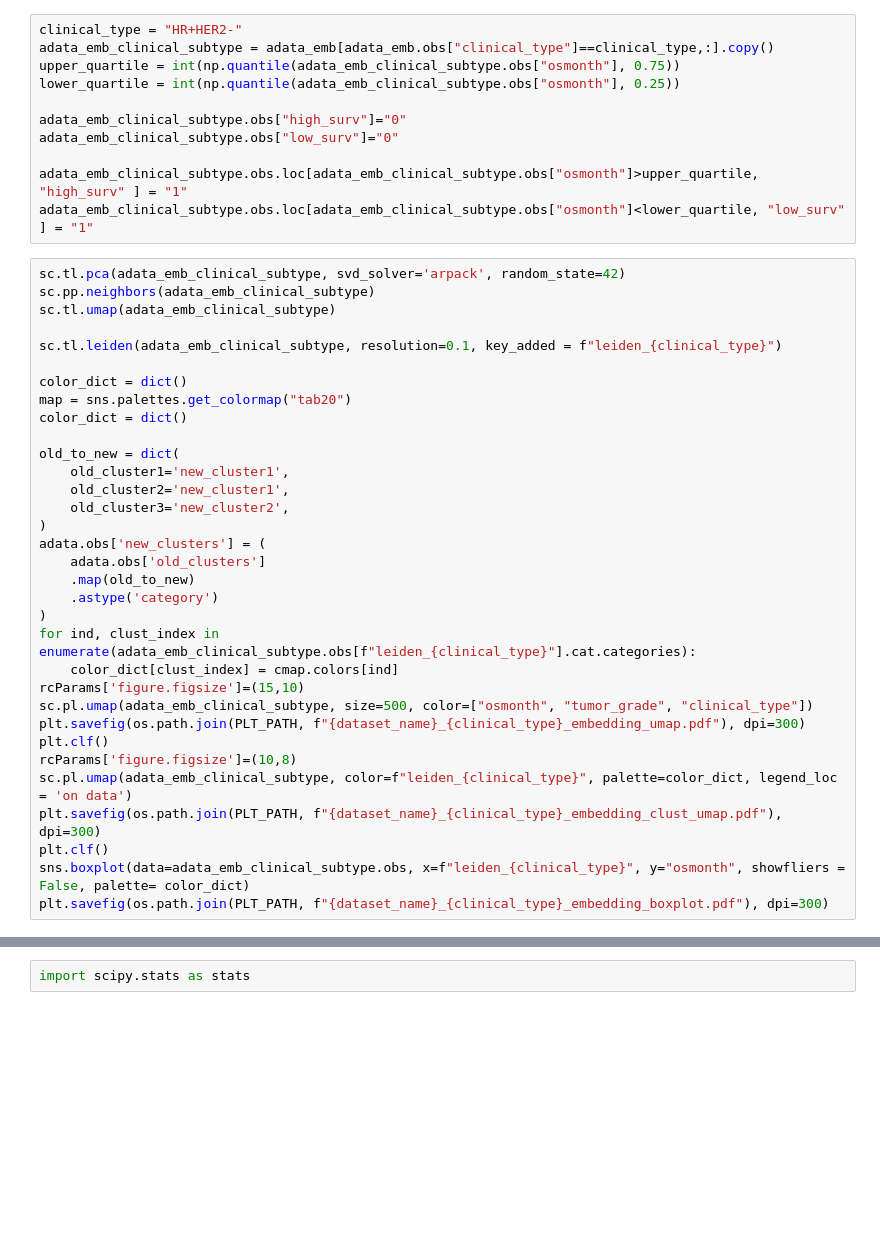
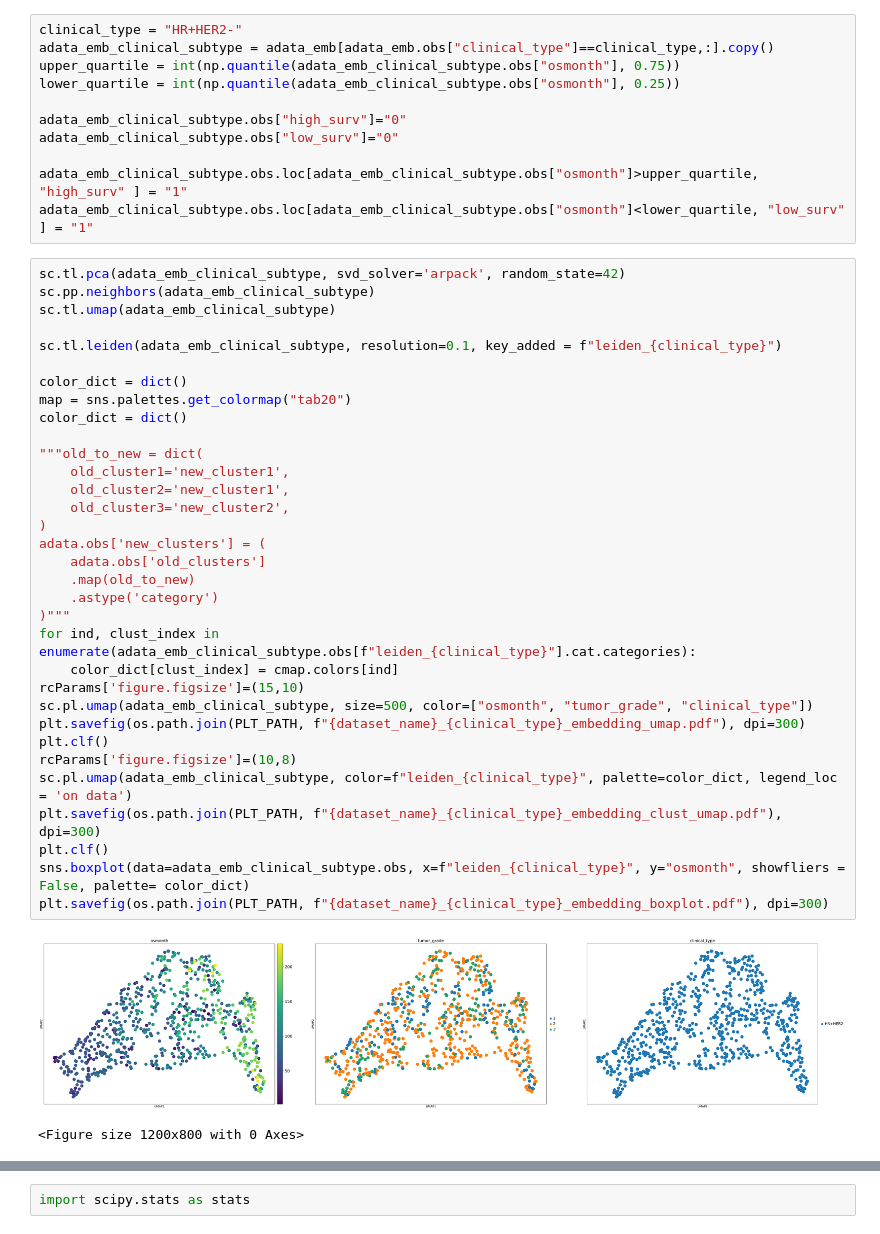
Before and after one commit to saezlab/GNNClinicalOutcomePrediction, a Jupyter notebook: bin/embedding_clustering_JacksonFischer.ipynb, the cells around one changed output, grey strips where cells are left out. Drawn from its saved outputs; the diff is of its cells as text; blank space fills up the shorter version.

```diff
--- a/bin/embedding_clustering_JacksonFischer.ipynb
+++ b/bin/embedding_clustering_JacksonFischer.ipynb
@@ -336,32 +363,35 @@ adata_emb_clinical_subtype.obs.loc[adata_emb_clinical_subtype.obs["osmonth"]<low
 sc.tl.pca(adata_emb_clinical_subtype, svd_solver='arpack', random_state=42)
 sc.pp.neighbors(adata_emb_clinical_subtype)
 sc.tl.umap(adata_emb_clinical_subtype)
 
 sc.tl.leiden(adata_emb_clinical_subtype, resolution=0.1, key_added = f"leiden_{clinical_type}")
 
 color_dict = dict()
 map = sns.palettes.get_colormap("tab20")
 color_dict = dict()
 
-old_to_new = dict(
+"""old_to_new = dict(
     old_cluster1='new_cluster1',
     old_cluster2='new_cluster1',
     old_cluster3='new_cluster2',
 )
 adata.obs['new_clusters'] = (
     adata.obs['old_clusters']
     .map(old_to_new)
     .astype('category')
-)
+)"""
 for ind, clust_index in enumerate(adata_emb_clinical_subtype.obs[f"leiden_{clinical_type}"].cat.categories):
     color_dict[clust_index] = cmap.colors[ind]
 rcParams['figure.figsize']=(15,10)
 sc.pl.umap(adata_emb_clinical_subtype, size=500, color=["osmonth", "tumor_grade", "clinical_type"])
 plt.savefig(os.path.join(PLT_PATH, f"{dataset_name}_{clinical_type}_embedding_umap.pdf"), dpi=300)
 plt.clf()
 rcParams['figure.figsize']=(10,8)
 sc.pl.umap(adata_emb_clinical_subtype, color=f"leiden_{clinical_type}", palette=color_dict, legend_loc = 'on data')
 plt.savefig(os.path.join(PLT_PATH, f"{dataset_name}_{clinical_type}_embedding_clust_umap.pdf"), dpi=300)
 plt.clf()
 sns.boxplot(data=adata_emb_clinical_subtype.obs, x=f"leiden_{clinical_type}", y="osmonth", showfliers = False, palette= color_dict)
 plt.savefig(os.path.join(PLT_PATH, f"{dataset_name}_{clinical_type}_embedding_boxplot.pdf"), dpi=300)
+# %% [output]
+[figure, added]
+<Figure size 1200x800 with 0 Axes>
```
Also changed, not shown: parts of 12 cells of this notebook, 9 other files.
